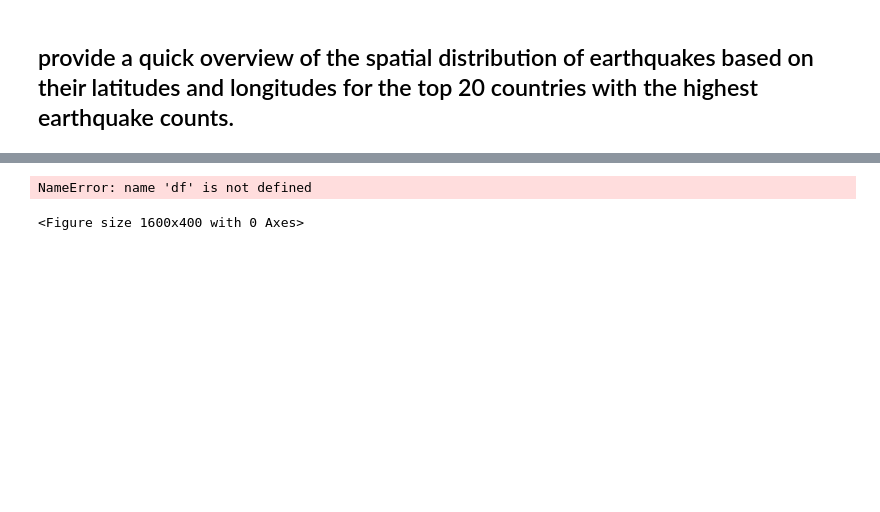
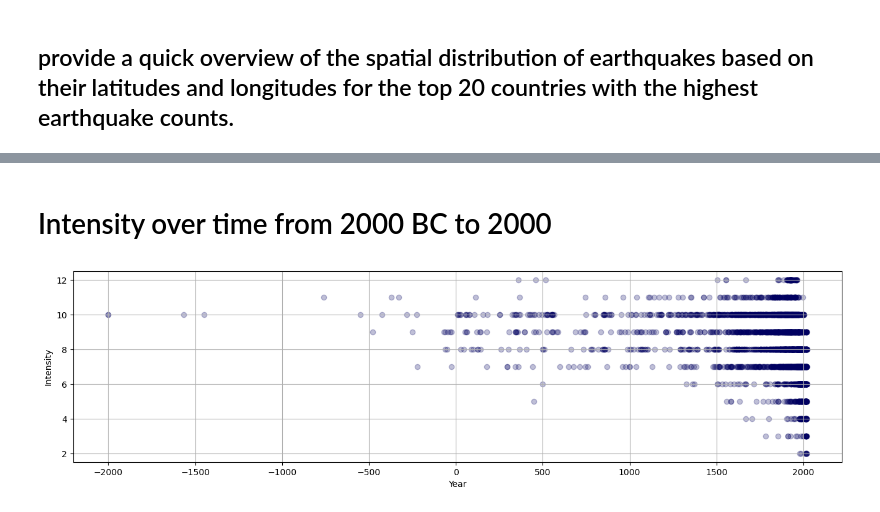
Before and after one commit to Ngot97/Project-1, a Jupyter notebook: Worldwide_Earthquake.ipynb, the cells around one changed output, grey strips where cells are left out. Saved outputs shown, nothing was run; the diff lists cells and outputs as text; code cells hidden in the pictures; blank space fills up the shorter version.

```diff
--- a/Worldwide_Earthquake.ipynb
+++ b/Worldwide_Earthquake.ipynb
@@ -177,10 +183,12 @@ KeyError: 'LATITUDE'
+# %% [markdown]
+# Intensity over time from 2000 BC to 2000
 # %%
-plt.figure(figsize=(16,4))
-plt.scatter(df.YEAR, df.INTENSITY, c='#00006040')
+# Plotting the intensity over time
+plt.figure(figsize=(16, 4))
+plt.scatter(primary_df['YEAR'], primary_df['INTENSITY'], c='#00006040')
 plt.xlabel('Year')
 plt.ylabel('Intensity')
 plt.grid()
 plt.show()
 # %% [output]
-NameError: name 'df' is not defined
-<Figure size 1600x400 with 0 Axes>
+[figure, added]
```
Also changed, not shown: parts of 6 cells of this notebook.
